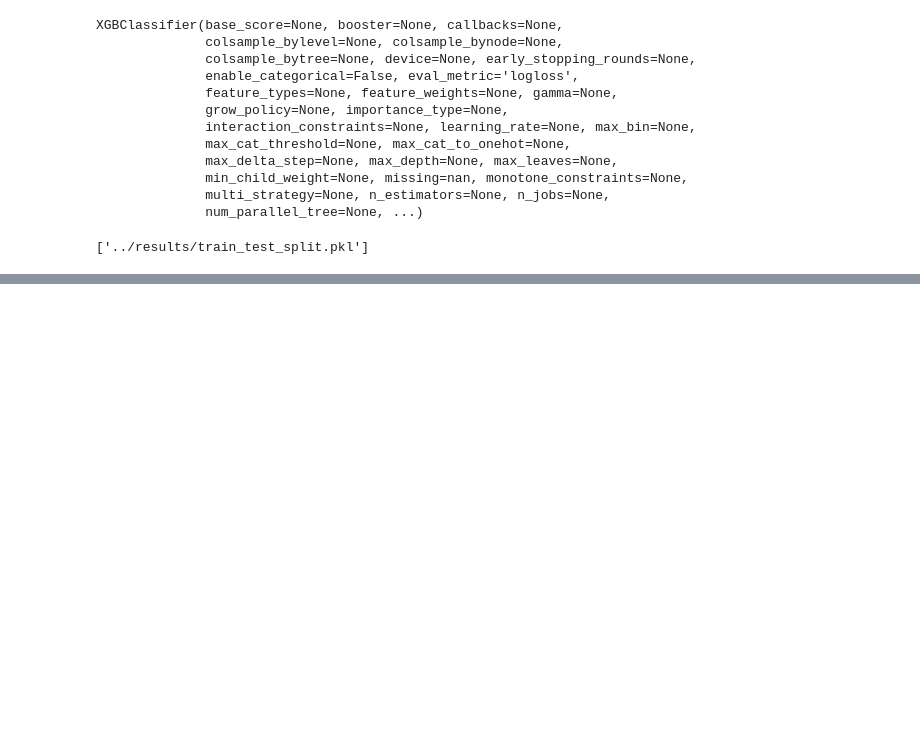
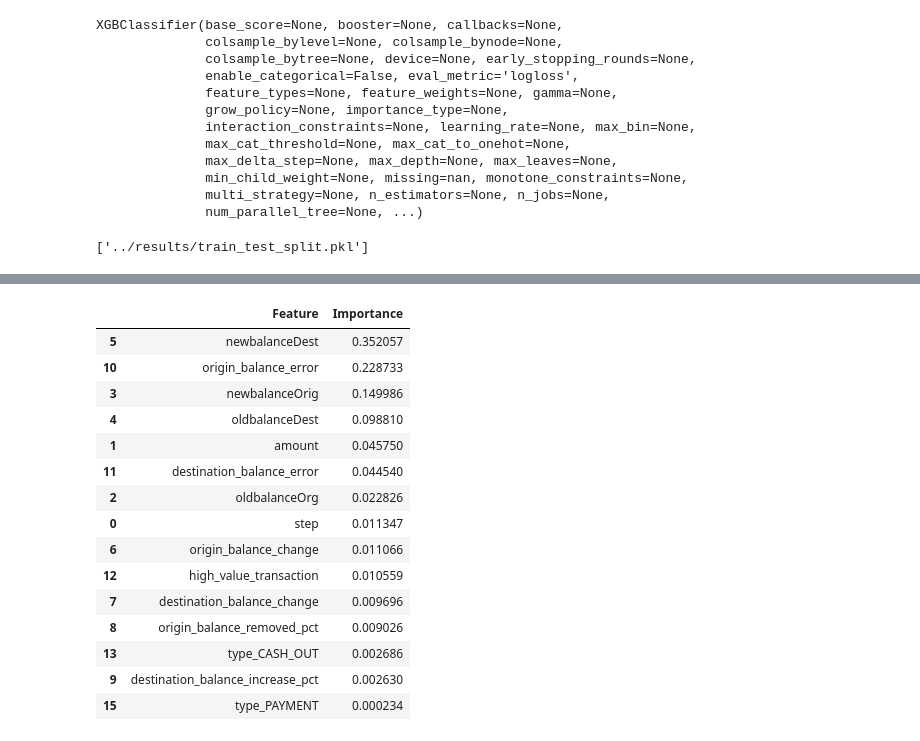
Before and after one commit to wjbalduf/fraud-detection-system, a Jupyter notebook: notebooks/03_Modeling.ipynb, the cells around one changed output, grey strips where cells are left out. Drawn from its saved outputs; the diff is of its cells as text; code cells hidden in the pictures; blank space fills up the shorter version.

```diff
--- a/notebooks/03_Modeling.ipynb
+++ b/notebooks/03_Modeling.ipynb
@@ -203,0 +233,29 @@ results.to_csv(
+# %%
+feature_importance = pd.DataFrame({
+    "Feature": X_train.columns,
+    "Importance": xgb_model.feature_importances_
+})
+
+feature_importance = feature_importance.sort_values(
+    by="Importance",
+    ascending=False
+)
+
+feature_importance.head(15)
+# %% [output]
+|  | Feature | Importance |
+| 5 | newbalanceDest | 0.352057 |
+| 10 | origin_balance_error | 0.228733 |
+| 3 | newbalanceOrig | 0.149986 |
+| 4 | oldbalanceDest | 0.098810 |
+| 1 | amount | 0.045750 |
+| 11 | destination_balance_error | 0.044540 |
+| 2 | oldbalanceOrg | 0.022826 |
+| 0 | step | 0.011347 |
+| 6 | origin_balance_change | 0.011066 |
+| 12 | high_value_transaction | 0.010559 |
+| 7 | destination_balance_change | 0.009696 |
+| 8 | origin_balance_removed_pct | 0.009026 |
+| 13 | type_CASH_OUT | 0.002686 |
+| 9 | destination_balance_increase_pct | 0.002630 |
+| 15 | type_PAYMENT | 0.000234 |
```
Also changed, not shown: parts of 2 cells of this notebook, 17 other files.
